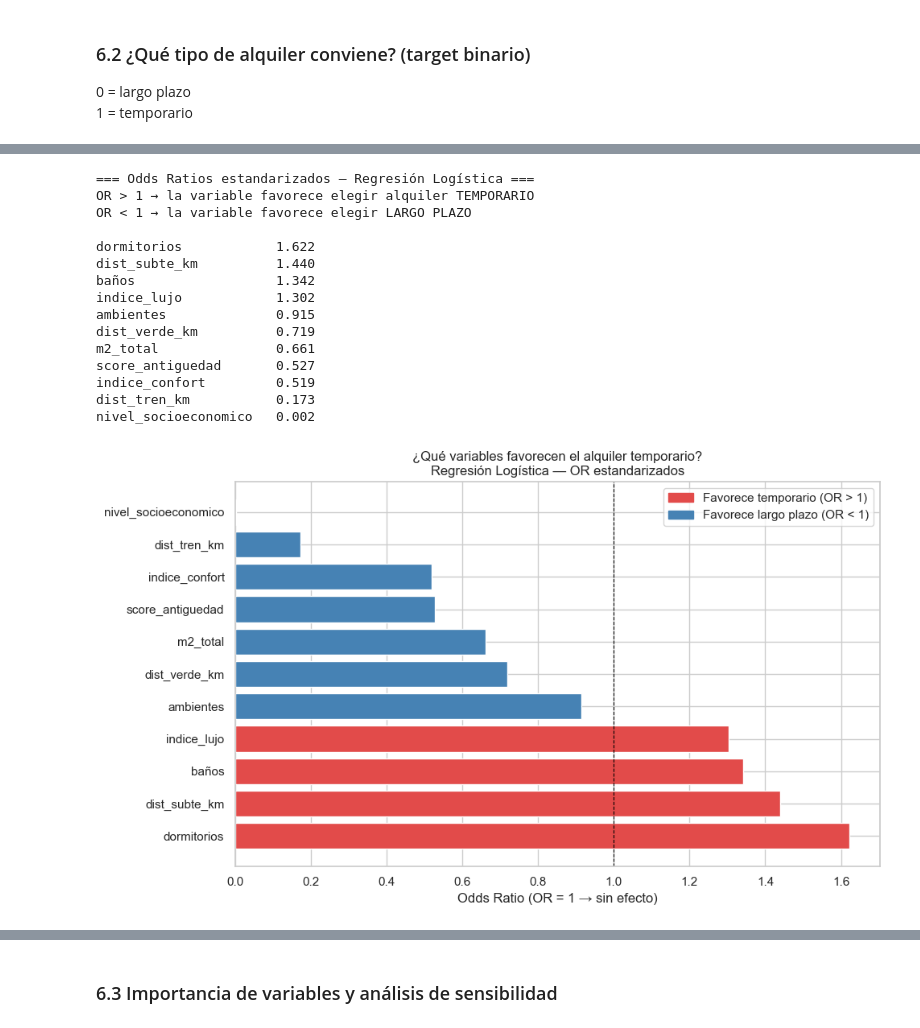
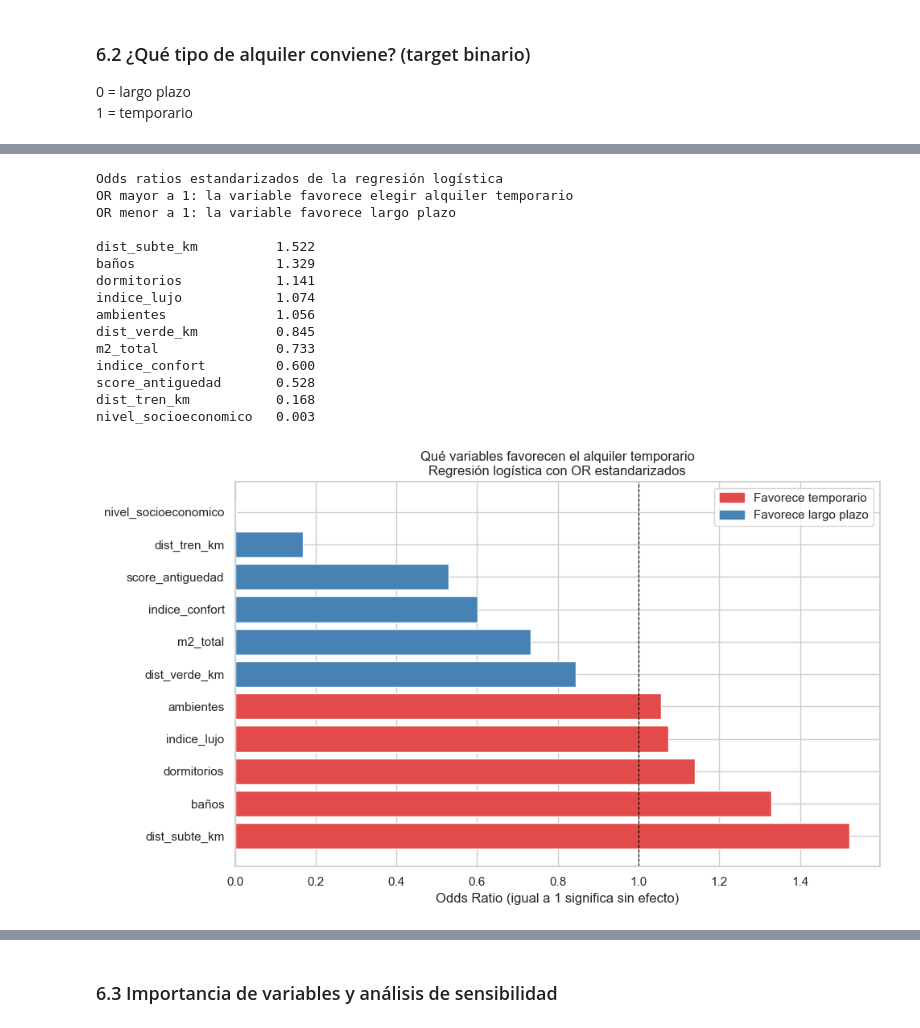
Before and after one commit to clararodriguezacevedo/descriptiva-real-estate, a Jupyter notebook: notebooks/TP3_Grupo_1.ipynb, the cells around one changed output, grey strips where cells are left out. Cells and saved outputs as stored; diff of their text form; code cells hidden in the pictures.

```diff
--- a/notebooks/TP3_Grupo_1.ipynb
+++ b/notebooks/TP3_Grupo_1.ipynb
@@ -578,7 +632,7 @@ NIVEL_SOCIOECONOMICO = {
     'Constitucion': 3, 'Balvanera': 3, 'Monserrat': 3, 'San Nicolas': 3,
     'Retiro': 3, 'Parque Chacabuco': 3, 'Parque Chas': 3,
     'Villa Del Parque': 3, 'Villa Gral. Mitre': 3, 'Villa Santa Rita': 3,
-    'Villa Real': 3, 'Agronomia': 3, 'La Paternal': 3,
+    'Villa Real': 3, 'Agronomia': 3, 'Paternal': 3,
     # Medio bajo
     'Liniers': 2, 'Mataderos': 2, 'Velez Sarsfield': 2, 'Versalles': 2,
     'Monte Castro': 2, 'Parque Avellaneda': 2, 'Parque Patricios': 2,
@@ -1431,7 +1490,9 @@ Por ende, decidimos seleccionar cuatro clusters ya que dos métodos lo avalan so
 K_FINAL = 4
 print(f'Cantidad final de clusters: {K_FINAL}')
 
-km_final = KMeans(n_clusters=K_FINAL, random_state=SEED, n_init='auto')
+# Reseteamos la semilla antes del ajuste final para que el resultado sea reproducible
+np.random.seed(SEED)
+km_final = KMeans(n_clusters=K_FINAL, random_state=SEED, n_init=10)
 df_clust_base['cluster'] = km_final.fit_predict(X_clust)
 
 # Mapeamos el cluster al dataframe principal
@@ -2363,50 +2314,49 @@ weighted avg       0.99      0.97      0.98      3833
 
 AUC-ROC: 0.993
 # %%
-# Odds ratios de la regresión logística
-# OR > 1 = la variable favorece el alquiler temporario
-# OR < 1 = la variable favorece el largo plazo
+# Odds ratios de la regresión logística.
+# OR mayor a 1 significa que la variable favorece el alquiler temporario.
+# OR menor a 1 significa que favorece el largo plazo.
 
 coef_logit = pd.Series(
     pipe_logit.named_steps['model'].coef_[0],
     index=features_ok
 )
 odds_ratios = np.exp(coef_logit).sort_values(ascending=False)
 
-print('=== Odds Ratios estandarizados — Regresión Logística ===')
-print('OR > 1 → la variable favorece elegir alquiler TEMPORARIO')
-print('OR < 1 → la variable favorece elegir LARGO PLAZO\n')
+print('Odds ratios estandarizados de la regresión logística')
+print('OR mayor a 1: la variable favorece elegir alquiler temporario')
+print('OR menor a 1: la variable favorece largo plazo\n')
 print(odds_ratios.round(3).to_string())
 
 fig, ax = plt.subplots(figsize=(10, 6))
 colores_or = ['#E24B4A' if v > 1 else 'steelblue' for v in odds_ratios]
 ax.barh(odds_ratios.index, odds_ratios.values, color=colores_or, edgecolor='white')
 ax.axvline(1, color='black', linewidth=0.8, linestyle='--')
-ax.set_xlabel('Odds Ratio (OR = 1 → sin efecto)')
-ax.set_title('¿Qué variables favorecen el alquiler temporario?\n'
-             'Regresión Logística — OR estandarizados')
-patch_temp = mpatches.Patch(color='#E24B4A', label='Favorece temporario (OR > 1)')
-patch_lp   = mpatches.Patch(color='steelblue', label='Favorece largo plazo (OR < 1)')
+ax.set_xlabel('Odds Ratio (igual a 1 significa sin efecto)')
+ax.set_title('Qué variables favorecen el alquiler temporario\nRegresión logística con OR estandarizados')
+patch_temp = mpatches.Patch(color='#E24B4A', label='Favorece temporario')
+patch_lp   = mpatches.Patch(color='steelblue', label='Favorece largo plazo')
 ax.legend(handles=[patch_temp, patch_lp])
 plt.tight_layout()
 plt.show()
 # %% [output]
-=== Odds Ratios estandarizados — Regresión Logística ===
-OR > 1 → la variable favorece elegir alquiler TEMPORARIO
-OR < 1 → la variable favorece elegir LARGO PLAZO
+Odds ratios estandarizados de la regresión logística
+OR mayor a 1: la variable favorece elegir alquiler temporario
+OR menor a 1: la variable favorece largo plazo
 
-dormitorios            1.622
-dist_subte_km          1.440
-baños                  1.342
-indice_lujo            1.302
-ambientes              0.915
-dist_verde_km          0.719
-m2_total               0.661
-score_antiguedad       0.527
-indice_confort         0.519
-dist_tren_km           0.173
-nivel_socioeconomico   0.002
+dist_subte_km          1.522
+baños                  1.329
+dormitorios            1.141
+indice_lujo            1.074
+ambientes              1.056
+dist_verde_km          0.845
+m2_total               0.733
+indice_confort         0.600
+score_antiguedad       0.528
+dist_tren_km           0.168
+nivel_socioeconomico   0.003
-[figure, old version]
+[figure, new version]
 # %%
 # Árbol de clasificación
 arbol_modal = DecisionTreeClassifier(
```
Also changed, not shown: parts of 44 cells of this notebook, 8 other files.
